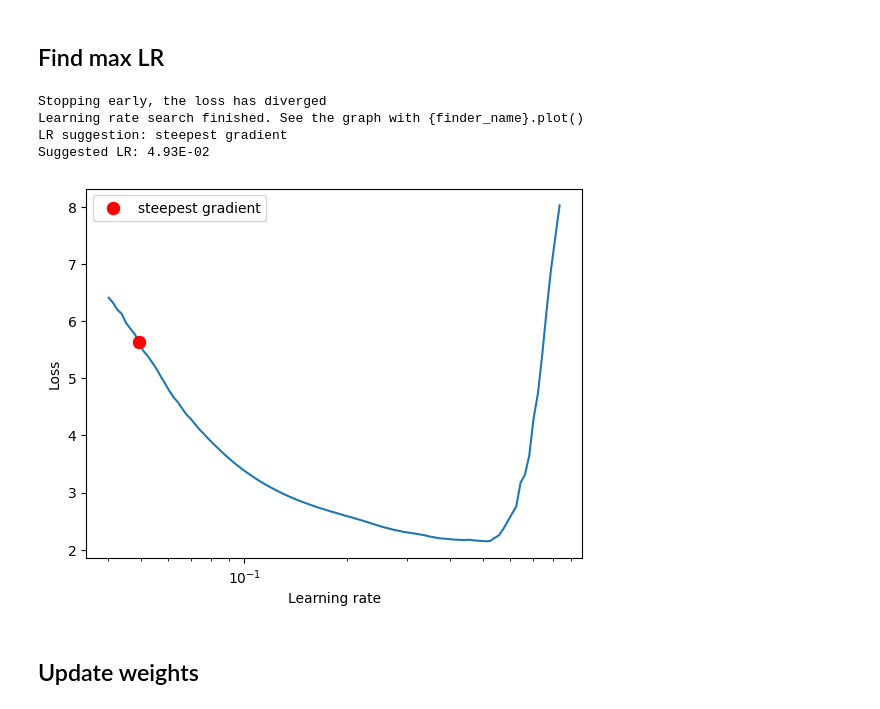
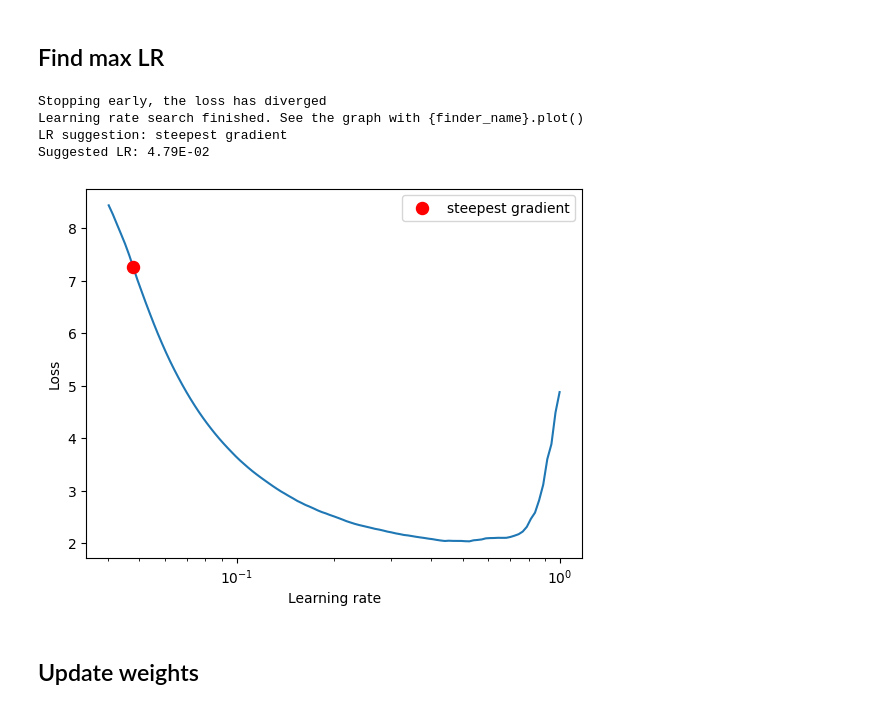
Before and after one commit to woncoh1/era1a10, a Jupyter notebook: S10.ipynb, the cells around one changed output. Cells and saved outputs as stored; diff of their text form; code cells hidden in the pictures.

```diff
--- a/S10.ipynb
+++ b/S10.ipynb
@@ -66,7 +71,7 @@ params_dataloader = {
     'pin_memory': True,
 }
 # %%
-transform = data.get_transform(padding=40)
+transform = data.get_transform()
 dataset = data.get_dataset(transform)
 loader = data.get_dataloader(dataset, params_dataloader)
 # %% [output]
@@ -120,18 +126,28 @@ Estimated Total Size (MB): 2414.99
 # Training
 # %% [markdown]
 ## Find max LR
+# %%
+params_optimizer = {
+    'lr': 0.03,
+    'weight_decay': 1E-4,
+}
+params_lr_finder = {
+    'end_lr': 10,
+    'num_iter': 200,
+    'step_mode': 'exp',
+}
 # %%
-optimizer = optim.Adam(model.parameters(), lr=0.03, weight_decay=1e-4)
+optimizer = optim.Adam(model.parameters(), **params_optimizer)
 lr_finder = LRFinder(model, optimizer, criterion, device='cuda')
-lr_finder.range_test(loader['train'], end_lr=10, num_iter=200, step_mode='exp')
+lr_finder.range_test(loader['train'], **params_lr_finder)
 lr_finder.plot() # Inspect the loss-learning rate graph
 lr_finder.reset() # Reset the model and optimizer to their initial states
 # %% [output]
 Stopping early, the loss has diverged
 Learning rate search finished. See the graph with {finder_name}.plot()
 LR suggestion: steepest gradient
-Suggested LR: 4.93E-02
+Suggested LR: 4.79E-02
-[figure, old version]
+[figure, new version]
 # %% [markdown]
 ## Update weights
 # %%
```
Also changed, not shown: parts of 8 cells of this notebook.
